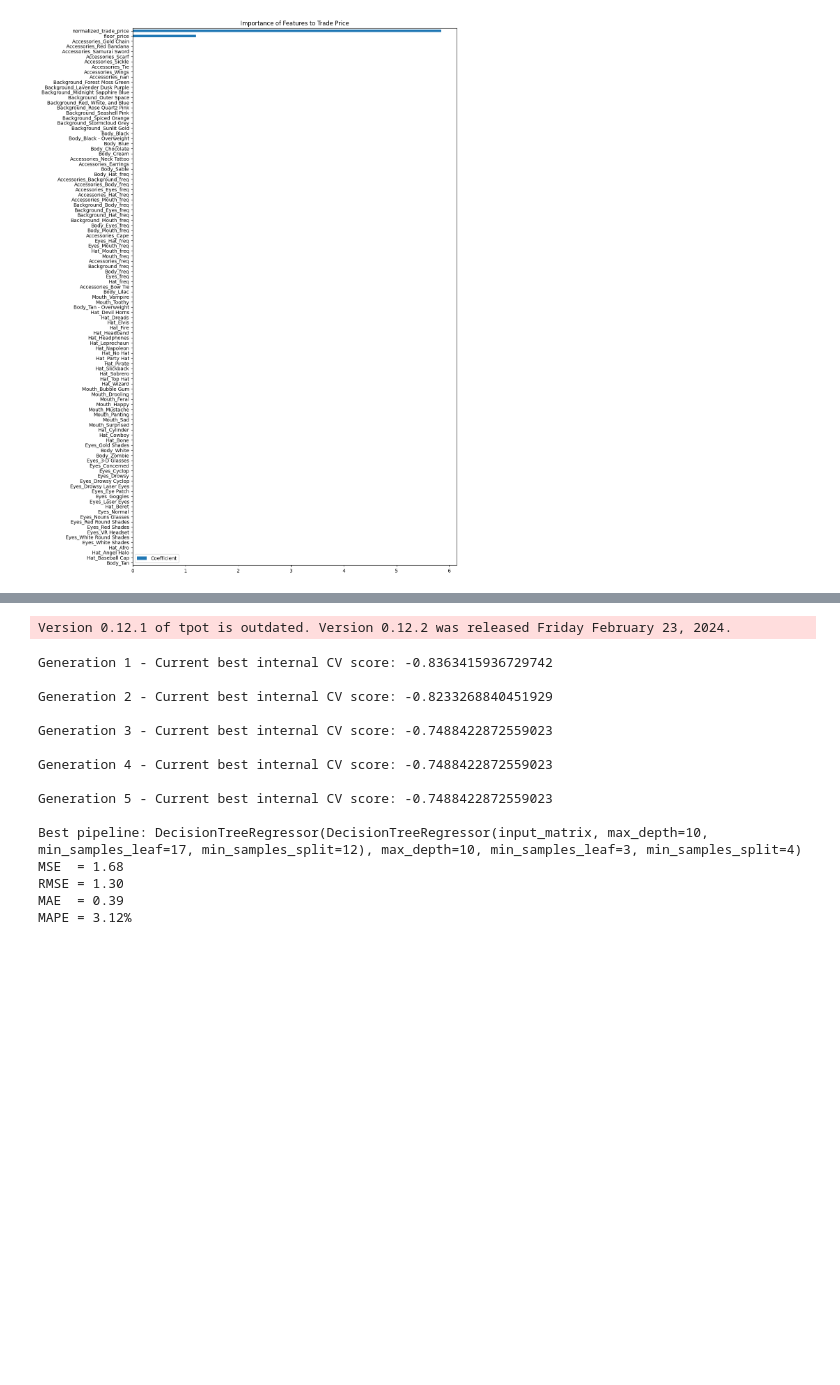
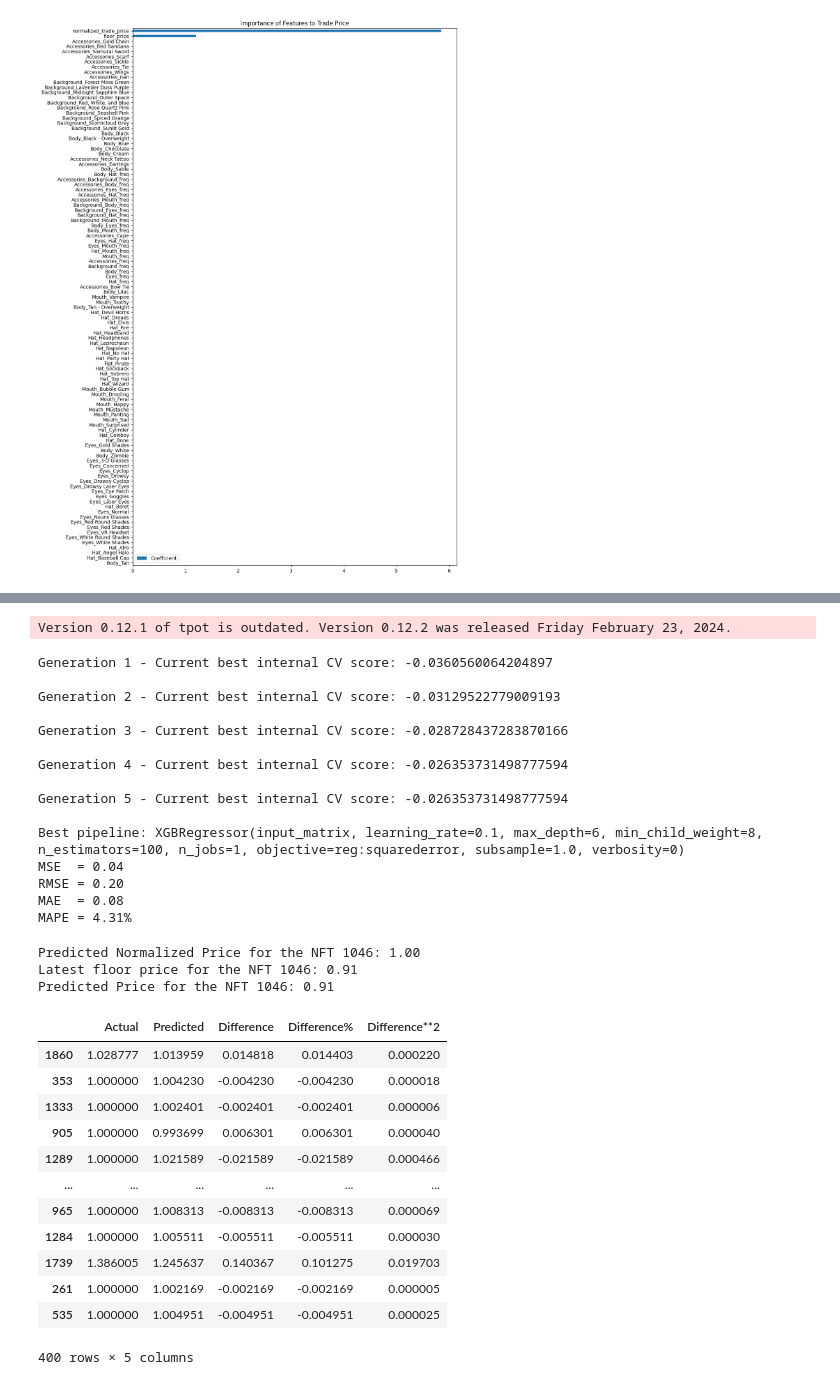
Before and after one commit to Armand-Morin/nft-pricing, a Jupyter notebook: price.ipynb, the cells around one changed output, grey strips where cells are left out. Cells and saved outputs as stored; diff of their text form; code cells hidden in the pictures; blank space fills up the shorter version.

```diff
--- a/price.ipynb
+++ b/price.ipynb
@@ -8,6 +8,7 @@ pd.set_option('display.max_columns', None)
 # %%
 df = pd.read_csv('data/fit_frenchie_trades_attributes_freq.csv')
 trades = pd.read_csv('data/fit_frenchie_trades.csv')
+nft_1046 = pd.read_csv('data/fit_frenchie_1046_attributes_freq.csv')
 
 features = ['Accessories', 'Background', 'Body', 'Eyes', 'Hat', 'Mouth']
 for col in features:
@@ -28,3 +29,8 @@ df
 | 1998 | 614 | 0.91 | 0.91 | Neck Tattoo | Lavender Dusk Purple | Black | White Round Shades | Slickback | Toothy | ... |
 | 1999 | 683 | 1.07 | 0.91 | Gold Chain | Spiced Orange | Sable | Goggles | No Hat | Toothy | ... |
 2000 rows × 30 columns
+# %%
+# we will price the nft given the most recent floor price on the exchange
+
+nft_1046['floor_price'] = df['floor_price'].tail(1).values[0]
+nft_1046
@@ -315,8 +367,10 @@ pd.DataFrame(best_model.coef_, index=X.columns, columns=['Coefficient']).sort_va
 from tpot import TPOTRegressor
 from sklearn.model_selection import train_test_split
 
-X = data.drop(['nft_id', 'trade_price'], axis=1)
-y = data['trade_price']
+X = data.drop(['nft_id', 'normalized_trade_price', 'trade_price'], axis=1)
+y = data['normalized_trade_price'] # ['normalized_trade_price']
+
+
 X_train, X_test, y_train, y_test = train_test_split(X, y, test_size=0.2, random_state=42)
 
 tpot = TPOTRegressor(verbosity=2, generations=5, population_size=50, random_state=42)
@@ -340,18 +394,18 @@ print(f"MAPE = {results['Difference%'].abs().mean():.2%}")
 tpot.export('best_pipeline.py')
 # %% [output]
 Version 0.12.1 of tpot is outdated. Version 0.12.2 was released Friday February 23, 2024.
-Generation 1 - Current best internal CV score: -0.8363415936729742
+Generation 1 - Current best internal CV score: -0.0360560064204897
 
-Generation 2 - Current best internal CV score: -0.8233268840451929
+Generation 2 - Current best internal CV score: -0.03129522779009193
 
-Generation 3 - Current best internal CV score: -0.7488422872559023
+Generation 3 - Current best internal CV score: -0.028728437283870166
 
-Generation 4 - Current best internal CV score: -0.7488422872559023
+Generation 4 - Current best internal CV score: -0.026353731498777594
 
-Generation 5 - Current best internal CV score: -0.7488422872559023
+Generation 5 - Current best internal CV score: -0.026353731498777594
 
-Best pipeline: DecisionTreeRegressor(DecisionTreeRegressor(input_matrix, max_depth=10, min_samples_leaf=17, min_samples_split=12), max_depth=10, min_samples_leaf=3, min_samples_split=4)
-MSE  = 1.68
-RMSE = 1.30
-MAE  = 0.39
-MAPE = 3.12%
+Best pipeline: XGBRegressor(input_matrix, learning_rate=0.1, max_depth=6, min_child_weight=8, n_estimators=100, n_jobs=1, objective=reg:squarederror, subsample=1.0, verbosity=0)
+MSE  = 0.04
+RMSE = 0.20
+MAE  = 0.08
+MAPE = 4.31%
@@ -360,3 +412,31 @@ y_pred = tpot.predict(X_test)
+# %%
+nft_1046_hot = pd.get_dummies(pd.concat([df.drop(['trade_price'], axis=1),nft_1046]), columns=features).tail(1)
+nft_1046_hot = nft_1046_hot[X_train.columns]
+
+y_1046 = tpot.predict(nft_1046_hot)
+price_predicted = y_1046[0]
+print(f"Predicted Normalized Price for the NFT 1046: {price_predicted:.2f}")
+print(f"Latest floor price for the NFT 1046: {nft_1046['floor_price'].values[0]:.2f}")
+print(f"Predicted Price for the NFT 1046: {price_predicted * nft_1046['floor_price'].values[0]:.2f}")
+
+results
+# %% [output]
+Predicted Normalized Price for the NFT 1046: 1.00
+Latest floor price for the NFT 1046: 0.91
+Predicted Price for the NFT 1046: 0.91
+|  | Actual | Predicted | Difference | Difference% | Difference**2 |
+| 1860 | 1.028777 | 1.013959 | 0.014818 | 0.014403 | 0.000220 |
+| 353 | 1.000000 | 1.004230 | -0.004230 | -0.004230 | 0.000018 |
+| 1333 | 1.000000 | 1.002401 | -0.002401 | -0.002401 | 0.000006 |
+| 905 | 1.000000 | 0.993699 | 0.006301 | 0.006301 | 0.000040 |
+| 1289 | 1.000000 | 1.021589 | -0.021589 | -0.021589 | 0.000466 |
+| ... | ... | ... | ... | ... | ... |
+| 965 | 1.000000 | 1.008313 | -0.008313 | -0.008313 | 0.000069 |
+| 1284 | 1.000000 | 1.005511 | -0.005511 | -0.005511 | 0.000030 |
+| 1739 | 1.386005 | 1.245637 | 0.140367 | 0.101275 | 0.019703 |
+| 261 | 1.000000 | 1.002169 | -0.002169 | -0.002169 | 0.000005 |
+| 535 | 1.000000 | 1.004951 | -0.004951 | -0.004951 | 0.000025 |
+400 rows × 5 columns
 # %%
 plt.scatter(results['Actual'], results['Predicted'])
 plt.title('Actual vs Predicted Trade Price')
```
Also changed, not shown: parts of 13 cells of this notebook, 11 other files.
